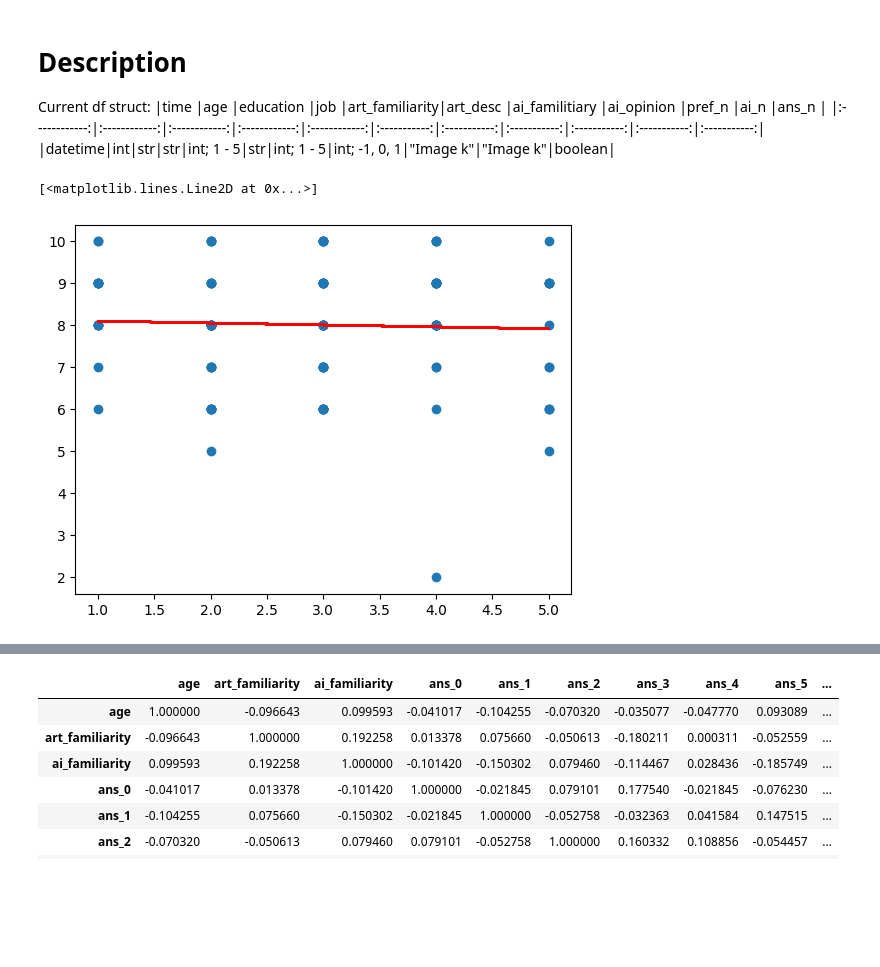
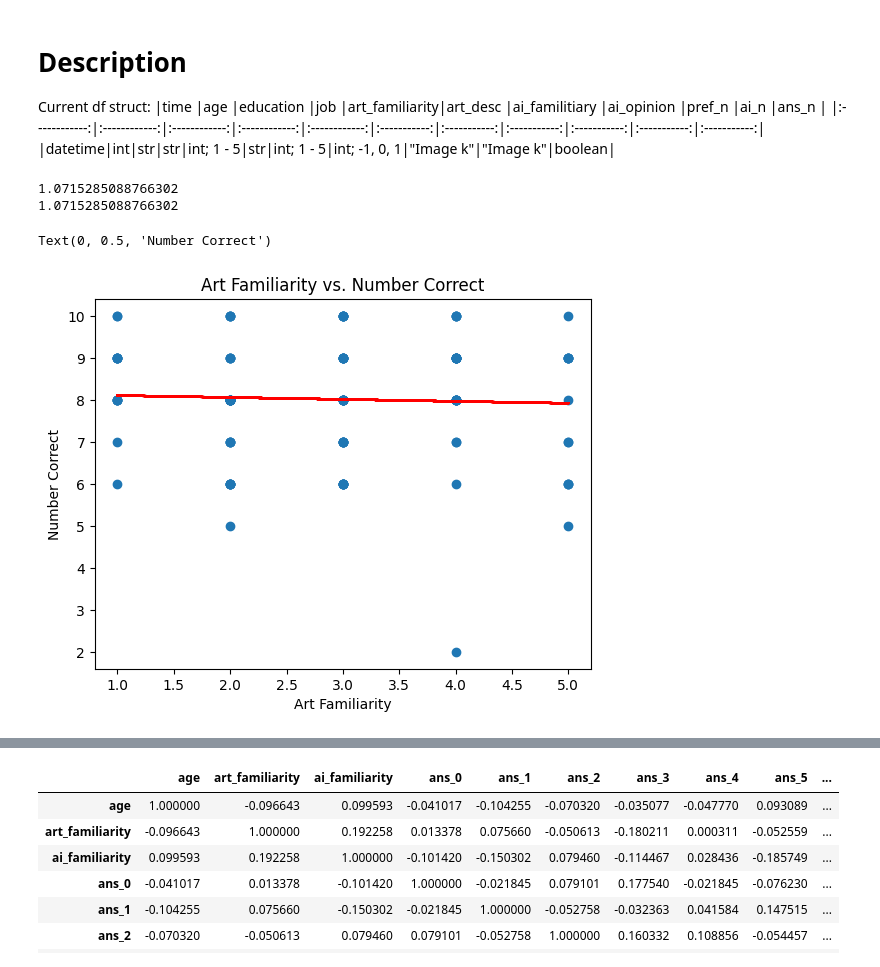
Before and after one commit to Dante1DC/Finding_AI_Registry_Test, a Jupyter notebook: Analysis/analysis.ipynb, the cells around one changed output, grey strips where cells are left out. Drawn from its saved outputs; the diff is of its cells as text; code cells hidden in the pictures; blank space fills up the shorter version.

```diff
--- a/Analysis/analysis.ipynb
+++ b/Analysis/analysis.ipynb
@@ -83,19 +85,27 @@ Current df struct:
 # %%
 
 
 plt.scatter(df["art_familiarity"], df["num_correct"])
 df["num_correct"]
 lr1 = lr()
 X = df["art_familiarity"].to_numpy().reshape(-1, 1)
 x = df["art_familiarity"]
 y =  df["num_correct"]
 lr1.fit(X, y)
 b = lr1.intercept_
 m = lr1.coef_
 plt.plot(x, m*x+b, "-r")
+y_hat = lr1.predict(X)
+print(np.average(abs(y - y_hat)))
+print(np.sum(abs(y - y_hat))/len(y))
+plt.title("Art Familiarity vs. Number Correct")
+plt.xlabel("Art Familiarity")
+plt.ylabel("Number Correct")
 # %% [output]
-[<matplotlib.lines.Line2D at 0x...>]
+1.0715285088766302
+1.0715285088766302
+Text(0, 0.5, 'Number Correct')
-[figure, old version]
+[figure, new version]
 # %%
 plt.scatter(df["ai_familiarity"], df["num_correct"])
 df["num_correct"]
```
Also changed, not shown: parts of 8 cells of this notebook.
